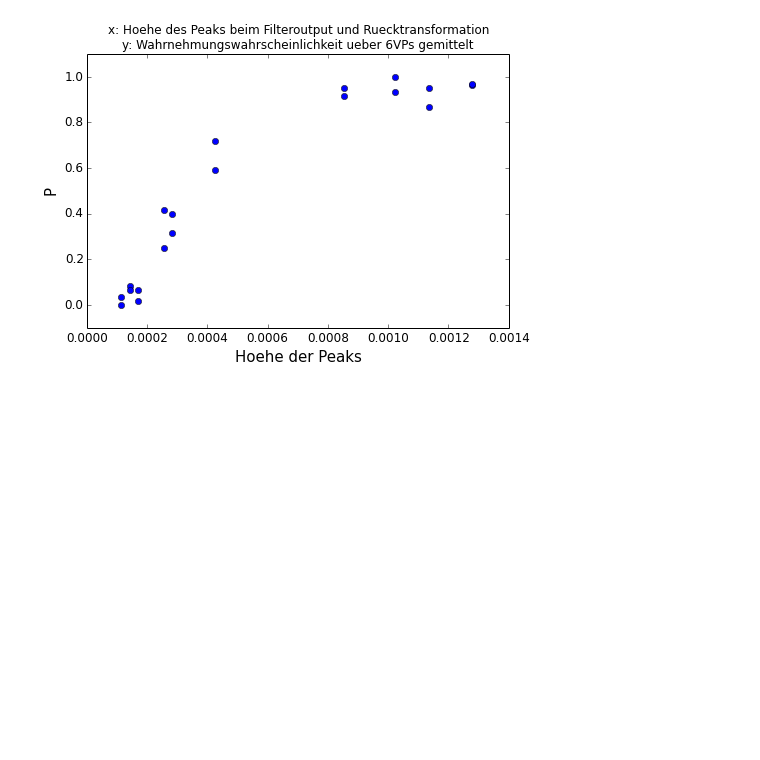
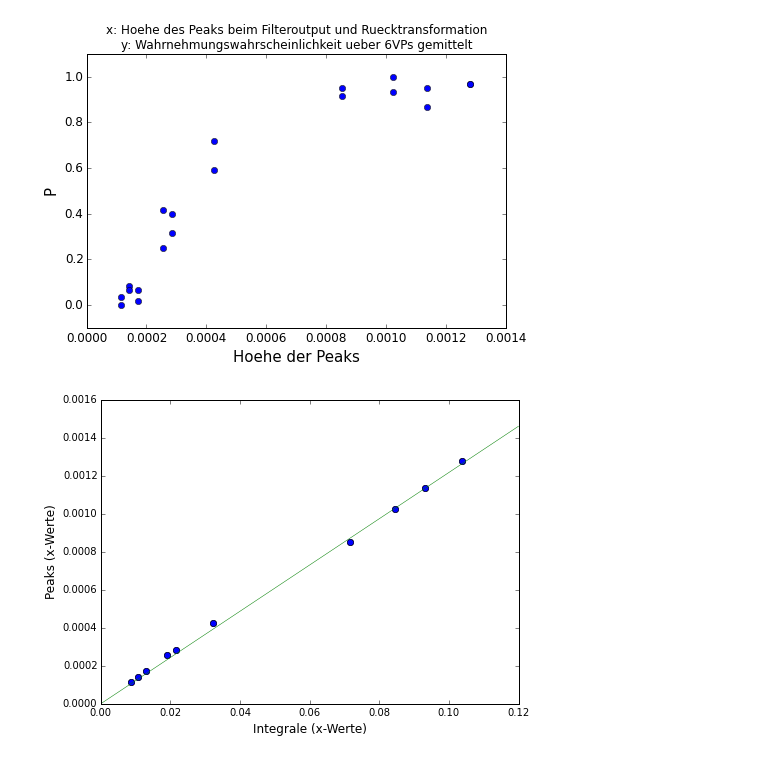
Before and after one commit to wachtlerlab/RWeiss, a Jupyter notebook: Integrals_Experiment.ipynb, the cells around one changed output. Drawn from its saved outputs; the diff is of its cells as text; code cells hidden in the pictures; blank space fills up the shorter version.

Commit message:
vergleich x-werte

```diff
--- a/Integrals_Experiment.ipynb
+++ b/Integrals_Experiment.ipynb
@@ -6,7 +6,7 @@ import scipy.stats as stat
 
 #Dateiliste erstellen
 files = []
-for filename in glob.glob('/home/weiss/data/*.csv'):
+for filename in glob.glob('/Users/robinweiss/Documents/RWeiss/final data/*.csv'):
     files.append(filename)
 
 #read files
@@ -60,9 +60,9 @@ d_all = d_freqs.copy()
 d_all['overall\ncorrectness'] = (1, round(float(seen)/trials, 3))
 d_all['false\npositives'] = (1, 1-round(float(catchseen)/catchtrials, 3))
 
-delta_std = loadtxt("/home/weiss/data/delta_std.txt", delimiter=', ')
-d_all_std = loadtxt("/home/weiss/data/d_all_std.txt", delimiter=', ')
-contrast_std = loadtxt("/home/weiss/data/contrast_std.txt", delimiter=', ')
+delta_std = loadtxt("/Users/robinweiss/Documents/RWeiss/final data/delta_std.txt", delimiter=', ')
+d_all_std = loadtxt("/Users/robinweiss/Documents/RWeiss/final data/d_all_std.txt", delimiter=', ')
+contrast_std = loadtxt("/Users/robinweiss/Documents/RWeiss/final data/contrast_std.txt", delimiter=', ')
 
 delta_std = [stat.sem(delta_std[:,i]) for i in range(delta_std.shape[1])]
 d_all_std = [stat.sem(d_all_std[:,i]) for i in range(d_all_std.shape[1])]
@@ -95,14 +95,14 @@ def rectwindow(freq1, freq2, f_sample=10, width=1, sig=.1, filtering=0):    #f_s
     faxis = faxis[:(faxis.size/2)]
     integral = sum(abs(FT)[:600])
     #print integral
-    plot(abs(FT)[0:100])
+    #plot(abs(FT)[0:100])
     return FTdata, xaxis, faxis, integral;
 
-rectwindow(200,600,168.,1,3.)
-rectwindow(200,600,168.,1,3.,1)
+#rectwindow(200,600,168.,1,3.)
+#rectwindow(200,600,168.,1,3.,1)
 
 
-'''
+
 integrals = []
 for item in sorted(d_freqs):
     hin = rectwindow(item[0],item[1],168,1.,3.)
@@ -114,5 +114,4 @@ for item in sorted(d_freqs):
     hin = rectwindow(item[0],item[1],168,1.,3.,1)
     rueck = rectwindow(item[1],item[0],168,1.,3.,1)
     filterintegrals.append((hin[3]+rueck[3]))
-'''
 # %% [output]
@@ -194,4 +191,16 @@ plt.title('x: Hoehe des Peaks beim Filteroutput und Ruecktransformation\ny: Wahr
 plt.tight_layout()
 #plt.savefig('/home/weiss/ba/figures/scatter_ifftpeaks_experiment.pdf')
 # %% [output]
-[figure, old version]
+[figure, new version]
+# %%
+# x-Werte gegeneinander
+
+figure(figsize=(7,5))
+plot(list(integrals), list(peakheights), 'o')
+plot((0,0.12), (0,.00146), linewidth=.5)
+plt.xlabel('Integrale (x-Werte)', fontsize=12)
+plt.ylabel('Peaks (x-Werte)', fontsize=12)
+plt.tight_layout()
+#plt.savefig('/Users/robinweiss/Documents/RWeiss/figures/x-werte.pdf')
+# %% [output]
+[figure, added]
```
Also changed, not shown: parts of 2 cells of this notebook, 1 other file.
